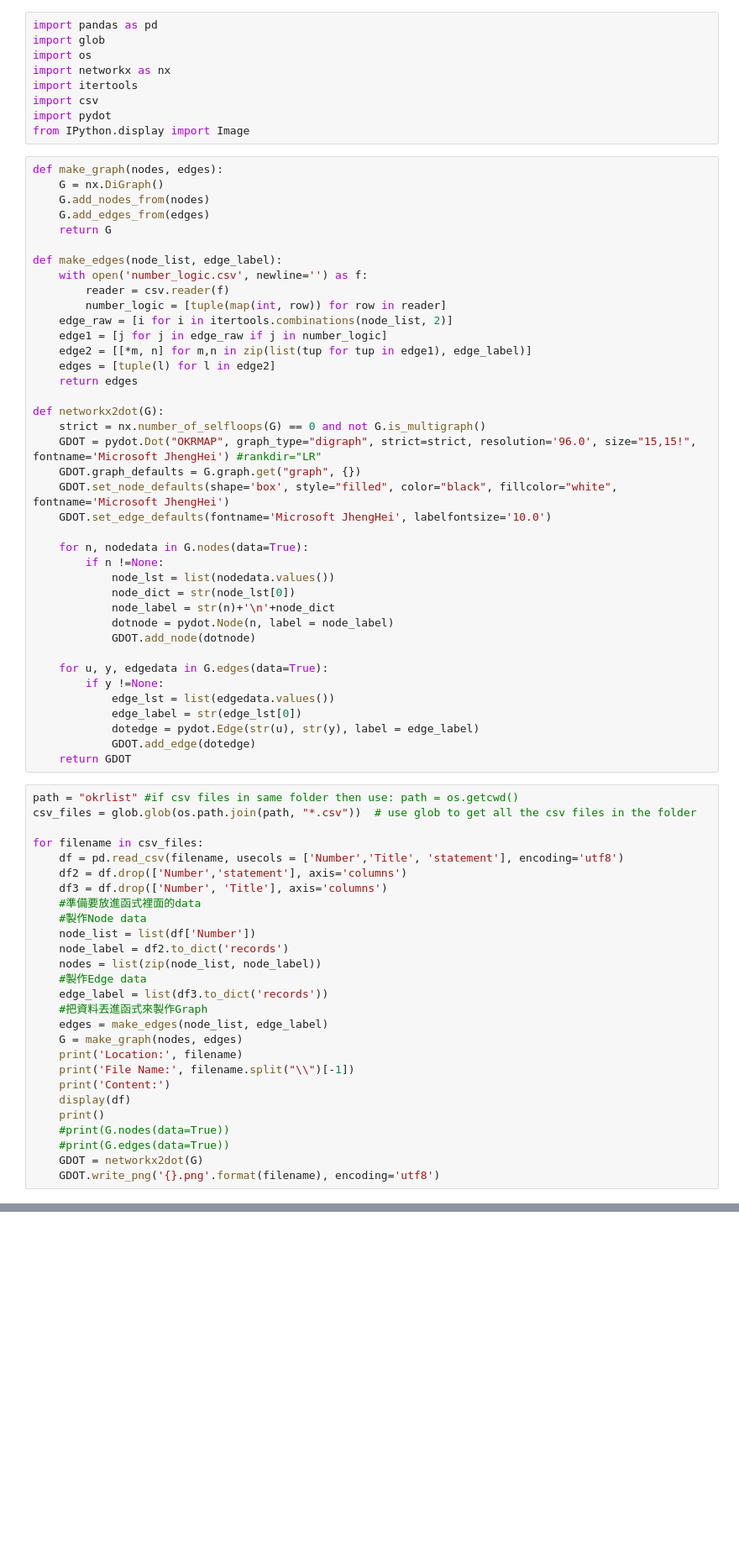
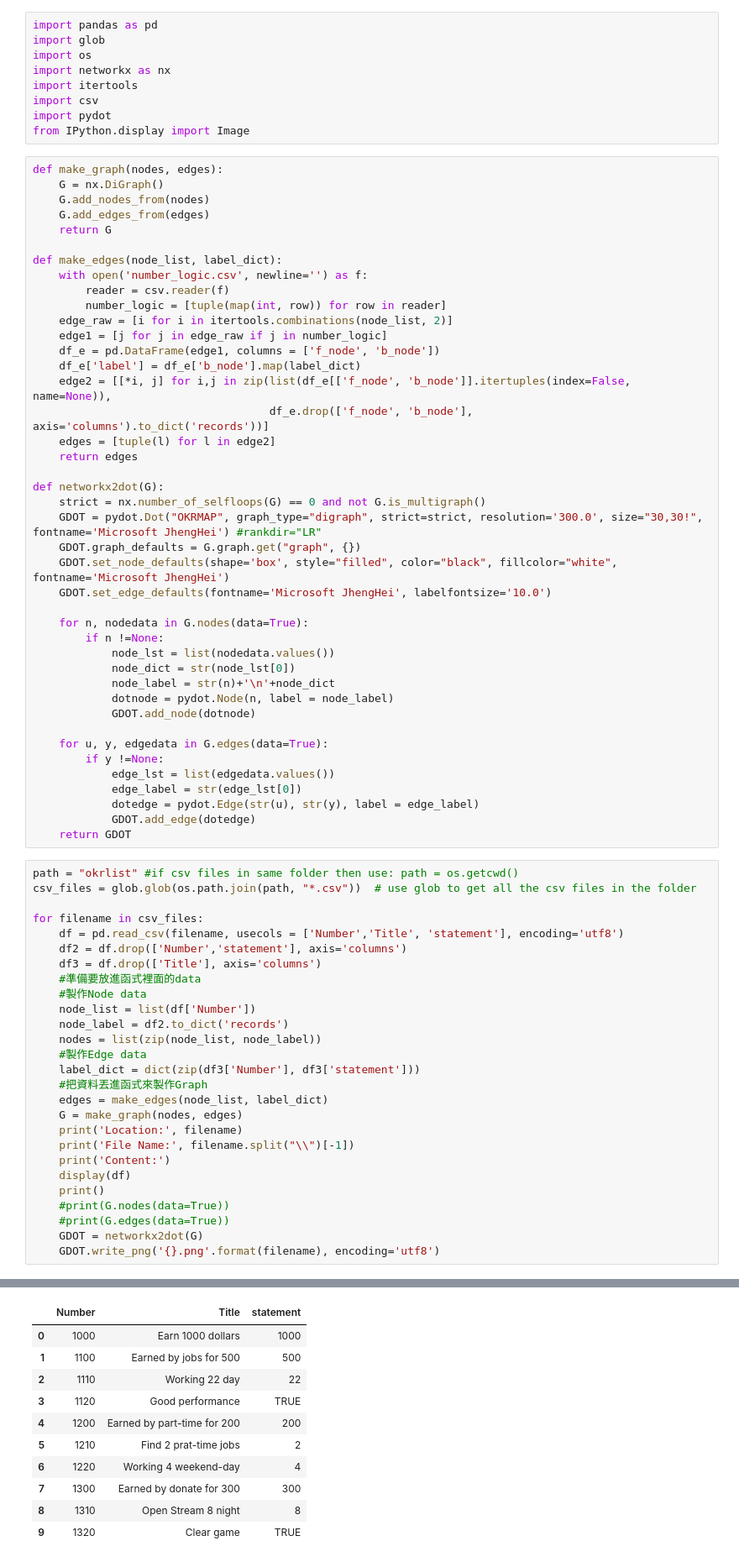
Before and after one commit to Ellomorce/csv2graph, a Jupyter notebook: csv2graph/csv2graph.ipynb, the cells around one changed output, grey strips where cells are left out. Shown at 84% size. Saved outputs shown, nothing was run; the diff lists cells and outputs as text; blank space fills up the shorter version.

```diff
--- a/csv2graph/csv2graph.ipynb
+++ b/csv2graph/csv2graph.ipynb
@@ -14,19 +14,22 @@ def make_graph(nodes, edges):
     G.add_edges_from(edges)
     return G
 
-def make_edges(node_list, edge_label):
+def make_edges(node_list, label_dict):
     with open('number_logic.csv', newline='') as f:
         reader = csv.reader(f)
         number_logic = [tuple(map(int, row)) for row in reader]
     edge_raw = [i for i in itertools.combinations(node_list, 2)]
     edge1 = [j for j in edge_raw if j in number_logic]
-    edge2 = [[*m, n] for m,n in zip(list(tup for tup in edge1), edge_label)]
+    df_e = pd.DataFrame(edge1, columns = ['f_node', 'b_node'])
+    df_e['label'] = df_e['b_node'].map(label_dict)
+    edge2 = [[*i, j] for i,j in zip(list(df_e[['f_node', 'b_node']].itertuples(index=False, name=None)),
+                                    df_e.drop(['f_node', 'b_node'], axis='columns').to_dict('records'))]
     edges = [tuple(l) for l in edge2]
     return edges
 
 def networkx2dot(G):
     strict = nx.number_of_selfloops(G) == 0 and not G.is_multigraph()
-    GDOT = pydot.Dot("OKRMAP", graph_type="digraph", strict=strict, resolution='96.0', size="15,15!", fontname='Microsoft JhengHei') #rankdir="LR"
+    GDOT = pydot.Dot("OKRMAP", graph_type="digraph", strict=strict, resolution='300.0', size="30,30!", fontname='Microsoft JhengHei') #rankdir="LR"
     GDOT.graph_defaults = G.graph.get("graph", {})
     GDOT.set_node_defaults(shape='box', style="filled", color="black", fillcolor="white", fontname='Microsoft JhengHei')
     GDOT.set_edge_defaults(fontname='Microsoft JhengHei', labelfontsize='10.0')
@@ -53,16 +56,16 @@ csv_files = glob.glob(os.path.join(path, "*.csv"))  # use glob to get all the cs
 for filename in csv_files:
     df = pd.read_csv(filename, usecols = ['Number','Title', 'statement'], encoding='utf8')
     df2 = df.drop(['Number','statement'], axis='columns')
-    df3 = df.drop(['Number', 'Title'], axis='columns')
+    df3 = df.drop(['Title'], axis='columns')
     #準備要放進函式裡面的data
     #製作Node data
     node_list = list(df['Number'])
     node_label = df2.to_dict('records')
     nodes = list(zip(node_list, node_label))
     #製作Edge data
-    edge_label = list(df3.to_dict('records'))
+    label_dict = dict(zip(df3['Number'], df3['statement']))
     #把資料丟進函式來製作Graph
-    edges = make_edges(node_list, edge_label)
+    edges = make_edges(node_list, label_dict)
     G = make_graph(nodes, edges)
     print('Location:', filename)
     print('File Name:', filename.split("\\")[-1])
@@ -73,3 +76,4 @@ for filename in csv_files:
     #print(G.edges(data=True))
     GDOT = networkx2dot(G)
     GDOT.write_png('{}.png'.format(filename), encoding='utf8')
+# %% [output]
@@ -75,0 +83,11 @@ for filename in csv_files:
+|  | Number | Title | statement |
+| 0 | 1000 | Earn 1000 dollars | 1000 |
+| 1 | 1100 | Earned by jobs for 500 | 500 |
+| 2 | 1110 | Working 22 day | 22 |
+| 3 | 1120 | Good performance | TRUE |
+| 4 | 1200 | Earned by part-time for 200 | 200 |
+| 5 | 1210 | Find 2 prat-time jobs | 2 |
+| 6 | 1220 | Working 4 weekend-day | 4 |
+| 7 | 1300 | Earned by donate for 300 | 300 |
+| 8 | 1310 | Open Stream 8 night | 8 |
+| 9 | 1320 | Clear game | TRUE |
```
Also changed, not shown: parts of 1 cell of this notebook, 2 other files.
